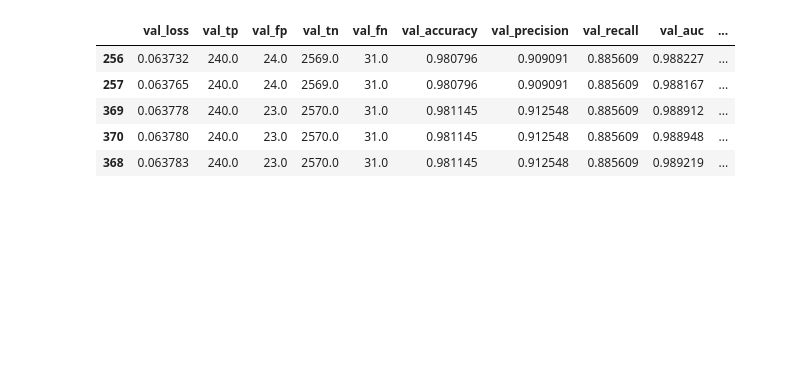
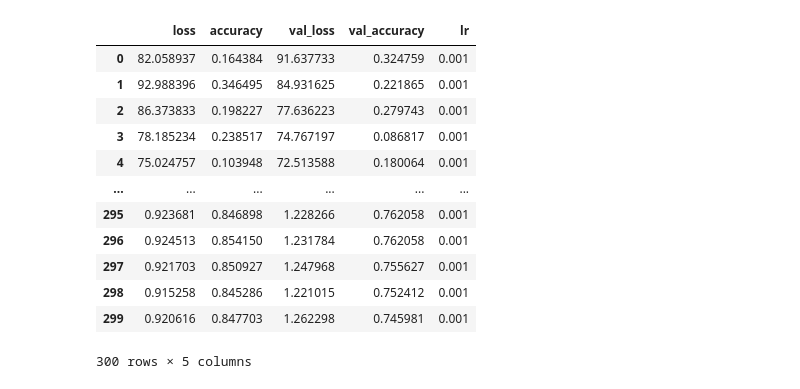
Before and after one commit to GPTeachersDay/TeamProject1, a Jupyter notebook: leeyeonjun/model/model3_1/model3.ipynb, the cells around one changed output. Drawn from its saved outputs; the diff is of its cells as text; code cells hidden in the pictures; blank space fills up the shorter version.

```diff
--- a/leeyeonjun/model/model3_1/model3.ipynb
+++ b/leeyeonjun/model/model3_1/model3.ipynb
@@ -34,14 +32,21 @@ Loss: 11930556.000 / Accuracy:0.365
 # %%
 # 학습 기록 json 확인
 import json
-with open('model2.json') as json_file:
+with open('model3.json') as json_file:
     json_file = json.loads(json_file.read())
-model2_hist = pd.DataFrame(json_file)
-model2_hist.sort_values(by=['val_loss'], ascending=True).iloc[:5,10:]
+model3_hist = pd.DataFrame(json_file)
+model3_hist
 # %% [output]
-|  | val_loss | val_tp | val_fp | val_tn | val_fn | val_accuracy | val_precision | val_recall | val_auc | ... |
-| 256 | 0.063732 | 240.0 | 24.0 | 2569.0 | 31.0 | 0.980796 | 0.909091 | 0.885609 | 0.988227 | ... |
-| 257 | 0.063765 | 240.0 | 24.0 | 2569.0 | 31.0 | 0.980796 | 0.909091 | 0.885609 | 0.988167 | ... |
-| 369 | 0.063778 | 240.0 | 23.0 | 2570.0 | 31.0 | 0.981145 | 0.912548 | 0.885609 | 0.988912 | ... |
-| 370 | 0.063780 | 240.0 | 23.0 | 2570.0 | 31.0 | 0.981145 | 0.912548 | 0.885609 | 0.988948 | ... |
-| 368 | 0.063783 | 240.0 | 23.0 | 2570.0 | 31.0 | 0.981145 | 0.912548 | 0.885609 | 0.989219 | ... |
+|  | loss | accuracy | val_loss | val_accuracy | lr |
+| 0 | 82.058937 | 0.164384 | 91.637733 | 0.324759 | 0.001 |
+| 1 | 92.988396 | 0.346495 | 84.931625 | 0.221865 | 0.001 |
+| 2 | 86.373833 | 0.198227 | 77.636223 | 0.279743 | 0.001 |
+| 3 | 78.185234 | 0.238517 | 74.767197 | 0.086817 | 0.001 |
+| 4 | 75.024757 | 0.103948 | 72.513588 | 0.180064 | 0.001 |
+| ... | ... | ... | ... | ... | ... |
+| 295 | 0.923681 | 0.846898 | 1.228266 | 0.762058 | 0.001 |
+| 296 | 0.924513 | 0.854150 | 1.231784 | 0.762058 | 0.001 |
+| 297 | 0.921703 | 0.850927 | 1.247968 | 0.755627 | 0.001 |
+| 298 | 0.915258 | 0.845286 | 1.221015 | 0.752412 | 0.001 |
+| 299 | 0.920616 | 0.847703 | 1.262298 | 0.745981 | 0.001 |
+300 rows × 5 columns
```
Also changed, not shown: parts of 7 cells of this notebook, 11 other files.
